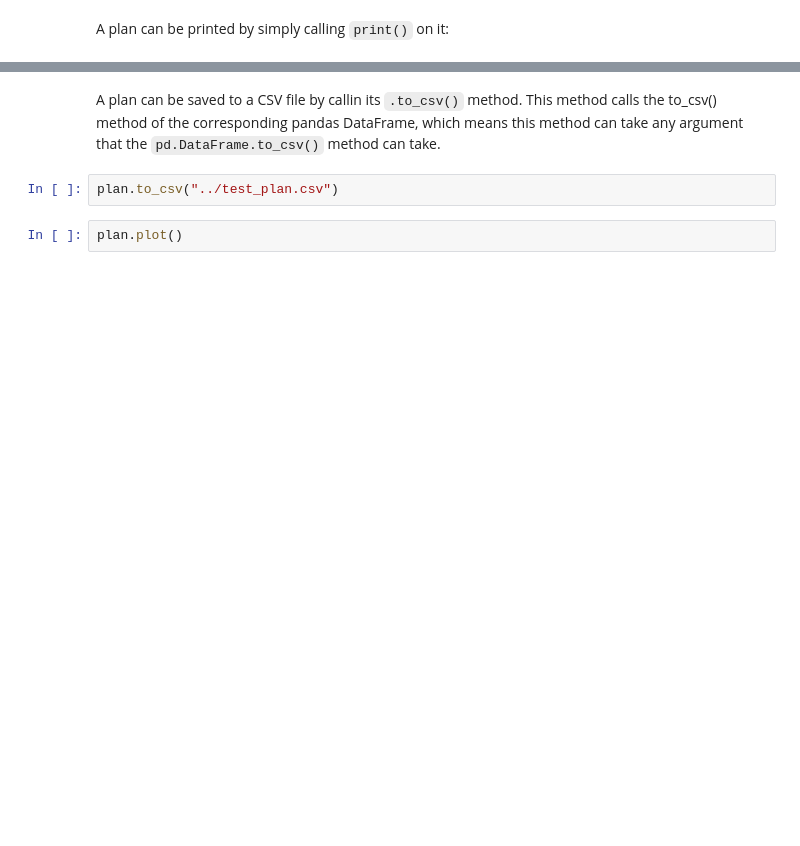
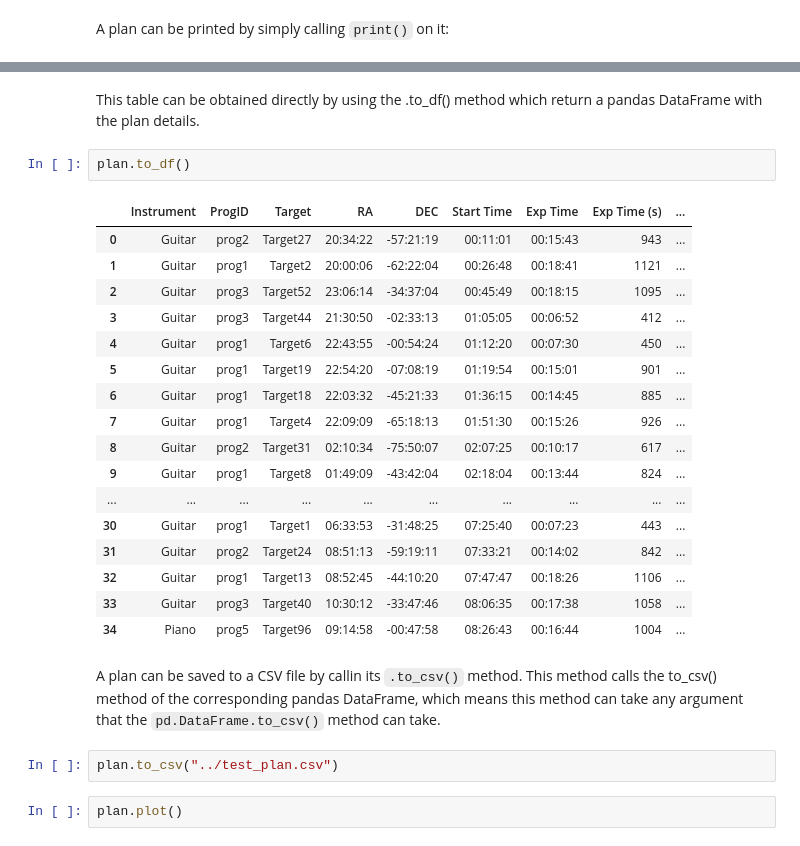
Before and after one commit to nicochunger/SCOPES, a Jupyter notebook: scopes_example.ipynb, the cells around one changed output, grey strips where cells are left out. Saved outputs shown, nothing was run; the diff lists cells and outputs as text; blank space fills up the shorter version.

```diff
--- a/scopes_example.ipynb
+++ b/scopes_example.ipynb
@@ -364,3 +377,25 @@ print(plan)
+# %% [markdown]
+This table can be obtained directly by using the .to_df() method which return a pandas DataFrame with the plan details.
+# %%
+plan.to_df()
+# %% [output]
+|  | Instrument | ProgID | Target | RA | DEC | Start Time | Exp Time | Exp Time (s) | ... |
+| 0 | Guitar | prog2 | Target27 | 20:34:22 | -57:21:19 | 00:11:01 | 00:15:43 | 943 | ... |
+| 1 | Guitar | prog1 | Target2 | 20:00:06 | -62:22:04 | 00:26:48 | 00:18:41 | 1121 | ... |
+| 2 | Guitar | prog3 | Target52 | 23:06:14 | -34:37:04 | 00:45:49 | 00:18:15 | 1095 | ... |
+| 3 | Guitar | prog3 | Target44 | 21:30:50 | -02:33:13 | 01:05:05 | 00:06:52 | 412 | ... |
+| 4 | Guitar | prog1 | Target6 | 22:43:55 | -00:54:24 | 01:12:20 | 00:07:30 | 450 | ... |
+| 5 | Guitar | prog1 | Target19 | 22:54:20 | -07:08:19 | 01:19:54 | 00:15:01 | 901 | ... |
+| 6 | Guitar | prog1 | Target18 | 22:03:32 | -45:21:33 | 01:36:15 | 00:14:45 | 885 | ... |
+| 7 | Guitar | prog1 | Target4 | 22:09:09 | -65:18:13 | 01:51:30 | 00:15:26 | 926 | ... |
+| 8 | Guitar | prog2 | Target31 | 02:10:34 | -75:50:07 | 02:07:25 | 00:10:17 | 617 | ... |
+| 9 | Guitar | prog1 | Target8 | 01:49:09 | -43:42:04 | 02:18:04 | 00:13:44 | 824 | ... |
+| ... | ... | ... | ... | ... | ... | ... | ... | ... | ... |
+| 30 | Guitar | prog1 | Target1 | 06:33:53 | -31:48:25 | 07:25:40 | 00:07:23 | 443 | ... |
+| 31 | Guitar | prog2 | Target24 | 08:51:13 | -59:19:11 | 07:33:21 | 00:14:02 | 842 | ... |
+| 32 | Guitar | prog1 | Target13 | 08:52:45 | -44:10:20 | 07:47:47 | 00:18:26 | 1106 | ... |
+| 33 | Guitar | prog3 | Target40 | 10:30:12 | -33:47:46 | 08:06:35 | 00:17:38 | 1058 | ... |
+| 34 | Piano | prog5 | Target96 | 09:14:58 | -00:47:58 | 08:26:43 | 00:16:44 | 1004 | ... |
 # %% [markdown]
 A plan can be saved to a CSV file by callin its `.to_csv()` method. This method calls the to_csv() method of the corresponding pandas DataFrame, which means this method can take any argument that the `pd.DataFrame.to_csv()` method can take.
 # %%
```
Also changed, not shown: parts of 11 cells of this notebook, 1 other file.
